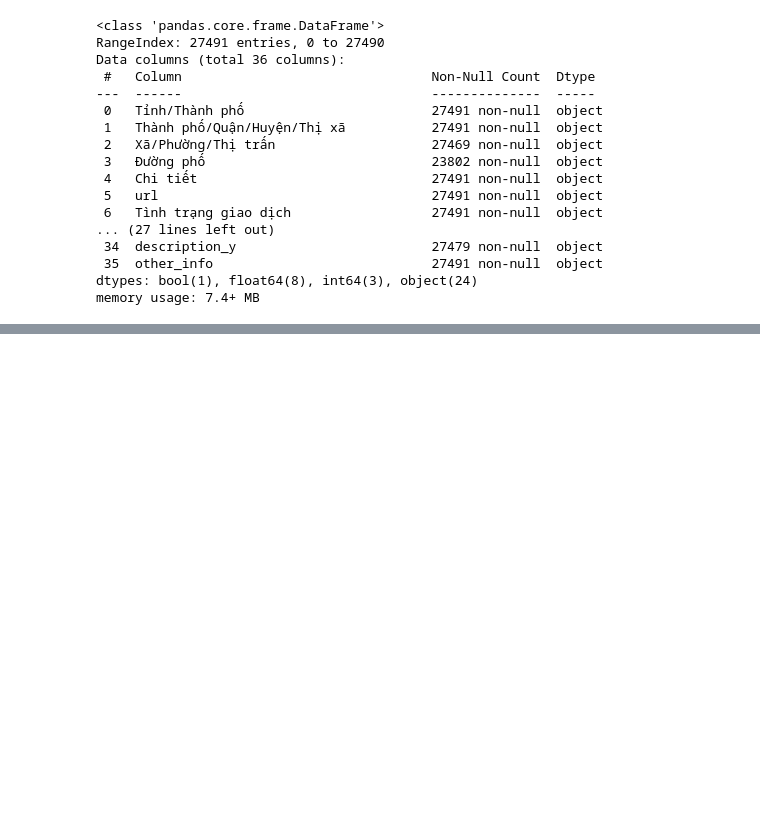
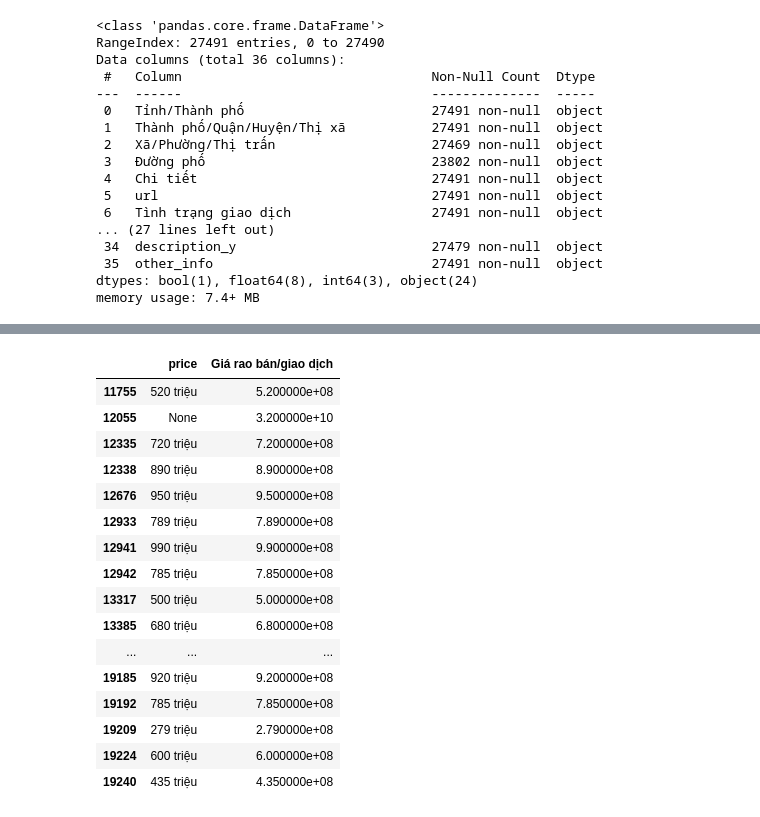
Before and after one commit to PhamMaiLinh-2403/estates-scraping-bds, a Jupyter notebook: test.ipynb, the cells around one changed output, grey strips where cells are left out. Saved outputs shown, nothing was run; the diff lists cells and outputs as text; code cells hidden in the pictures; blank space fills up the shorter version.

Commit message:
check price

```diff
--- a/test.ipynb
+++ b/test.ipynb
@@ -460,0 +450,6 @@ Name: other_info, Length: 27491, dtype: object
+# %%
+import ast
+import json
+
+df['other_info'] = df['other_info'].apply(json.loads)
+df['price'] = df['other_info'].apply(lambda x: x.get('Mức giá'))
@@ -460,0 +469,23 @@ Name: other_info, Length: 27491, dtype: object
+# %%
+check_price_df = df[~df['price'].str.contains('tỷ', na=False)]
+check_price_df = check_price_df[~(check_price_df['price'] == 'Thỏa thuận')]
+# %%
+check_price_df[~check_price_df['price'].str.contains('triệu/m²', na=False)][['price', 'Giá rao bán/giao dịch']].iloc[50:101]
+# %% [output]
+|  | price | Giá rao bán/giao dịch |
+| 11755 | 520 triệu | 5.200000e+08 |
+| 12055 | None | 3.200000e+10 |
+| 12335 | 720 triệu | 7.200000e+08 |
+| 12338 | 890 triệu | 8.900000e+08 |
+| 12676 | 950 triệu | 9.500000e+08 |
+| 12933 | 789 triệu | 7.890000e+08 |
+| 12941 | 990 triệu | 9.900000e+08 |
+| 12942 | 785 triệu | 7.850000e+08 |
+| 13317 | 500 triệu | 5.000000e+08 |
+| 13385 | 680 triệu | 6.800000e+08 |
+| ... | ... | ... |
+| 19185 | 920 triệu | 9.200000e+08 |
+| 19192 | 785 triệu | 7.850000e+08 |
+| 19209 | 279 triệu | 2.790000e+08 |
+| 19224 | 600 triệu | 6.000000e+08 |
+| 19240 | 435 triệu | 4.350000e+08 |
```
Also changed, not shown: parts of 4 cells of this notebook.
